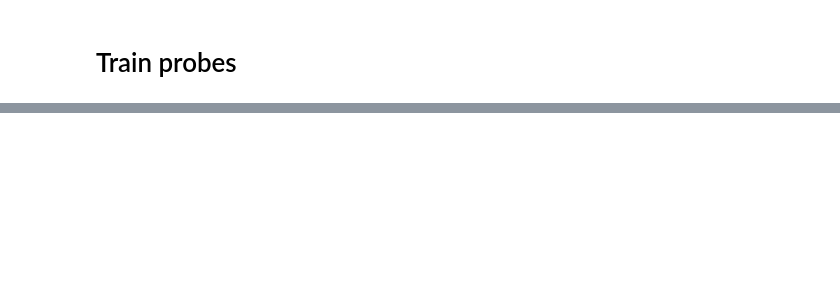
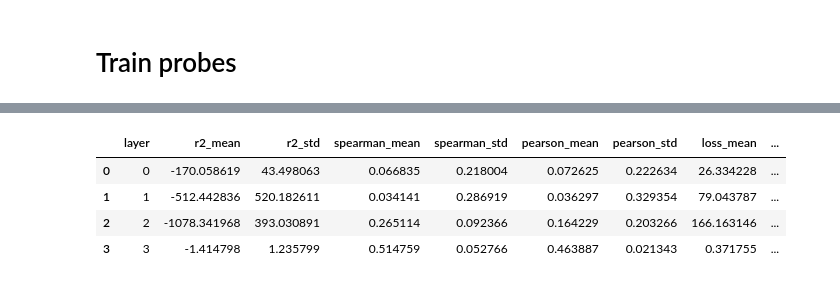
Before and after one commit to ayoakin/MIVLDE, a Jupyter notebook: subteams/LLMProbing/notebooks/derivatives.ipynb, the cells around one changed output, grey strips where cells are left out. Cells and saved outputs as stored; diff of their text form; code cells hidden in the pictures; blank space fills up the shorter version.

```diff
--- a/subteams/LLMProbing/notebooks/derivatives.ipynb
+++ b/subteams/LLMProbing/notebooks/derivatives.ipynb
@@ -192,0 +360,8 @@ expt_results
+# %%
+expt_summary[expt_summary['layer']<4]
+# %% [output]
+|  | layer | r2_mean | r2_std | spearman_mean | spearman_std | pearson_mean | pearson_std | loss_mean | ... |
+| 0 | 0 | -170.058619 | 43.498063 | 0.066835 | 0.218004 | 0.072625 | 0.222634 | 26.334228 | ... |
+| 1 | 1 | -512.442836 | 520.182611 | 0.034141 | 0.286919 | 0.036297 | 0.329354 | 79.043787 | ... |
+| 2 | 2 | -1078.341968 | 393.030891 | 0.265114 | 0.092366 | 0.164229 | 0.203266 | 166.163146 | ... |
+| 3 | 3 | -1.414798 | 1.235799 | 0.514759 | 0.052766 | 0.463887 | 0.021343 | 0.371755 | ... |
```
Also changed, not shown: parts of 16 cells of this notebook.
